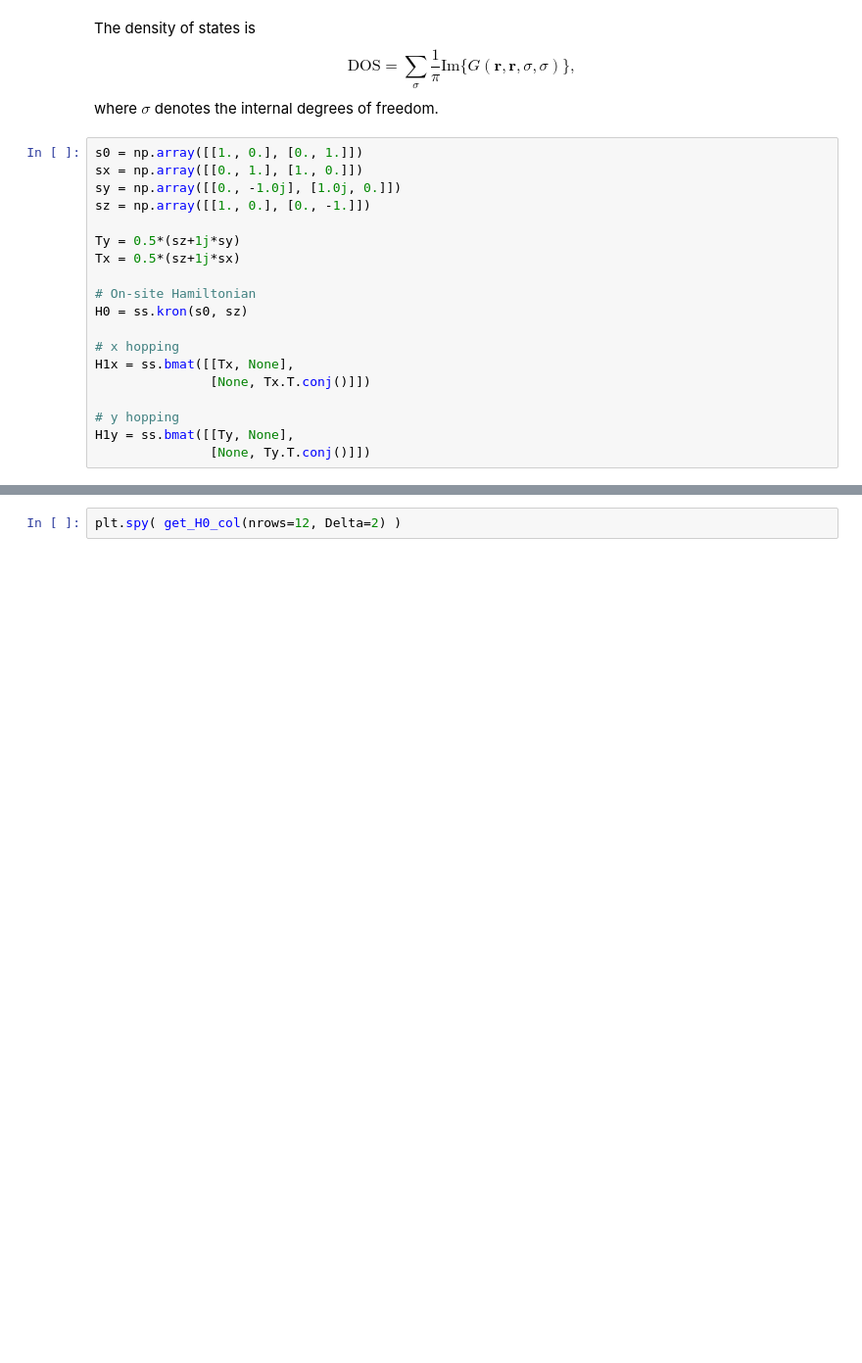
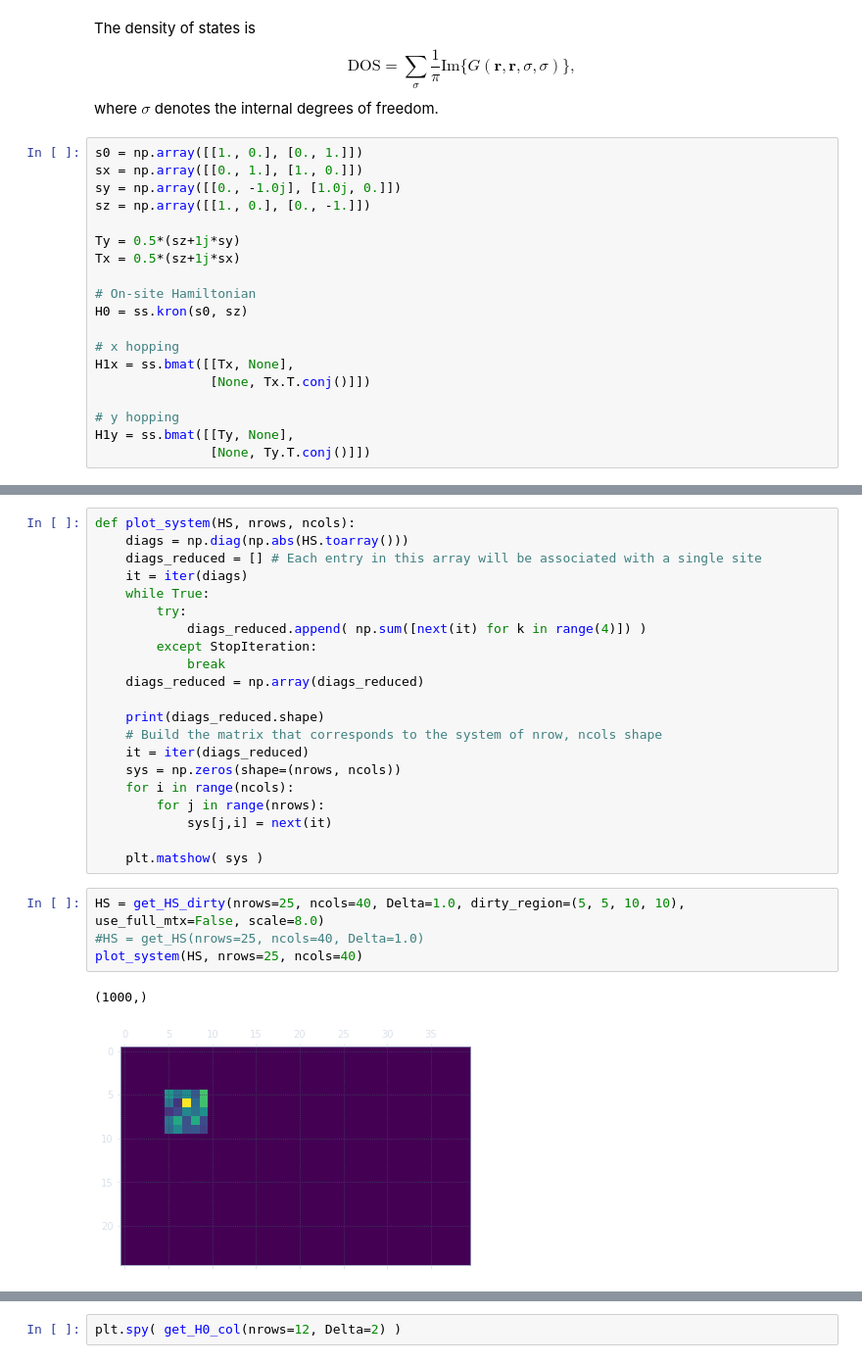
Before and after one commit to dnnagy/mezo2019, a Jupyter notebook: BHZ.ipynb, the cells around one changed output, grey strips where cells are left out. Shown: that part at 98% size. Cells and saved outputs as stored; diff of their text form; blank space fills up the shorter version.

Commit message:
We can define randomized regions now

```diff
--- a/BHZ.ipynb
+++ b/BHZ.ipynb
@@ -183,0 +188,28 @@ def get_HS_dirtier(nrows, ncols, Delta, nrowsdirty, scale):
+# %%
+def plot_system(HS, nrows, ncols):
+    diags = np.diag(np.abs(HS.toarray()))
+    diags_reduced = [] # Each entry in this array will be associated with a single site
+    it = iter(diags)
+    while True:
+        try:
+            diags_reduced.append( np.sum([next(it) for k in range(4)]) )
+        except StopIteration:
+            break
+    diags_reduced = np.array(diags_reduced)
+
+    print(diags_reduced.shape)
+    # Build the matrix that corresponds to the system of nrow, ncols shape
+    it = iter(diags_reduced)
+    sys = np.zeros(shape=(nrows, ncols))
+    for i in range(ncols):
+        for j in range(nrows):
+            sys[j,i] = next(it)
+
+    plt.matshow( sys )
+# %%
+HS = get_HS_dirty(nrows=25, ncols=40, Delta=1.0, dirty_region=(5, 5, 10, 10), use_full_mtx=False, scale=8.0)
+#HS = get_HS(nrows=25, ncols=40, Delta=1.0)
+plot_system(HS, nrows=25, ncols=40)
+# %% [output]
+(1000,)
+[figure, added]
```
Also changed, not shown: parts of 5 cells of this notebook.
